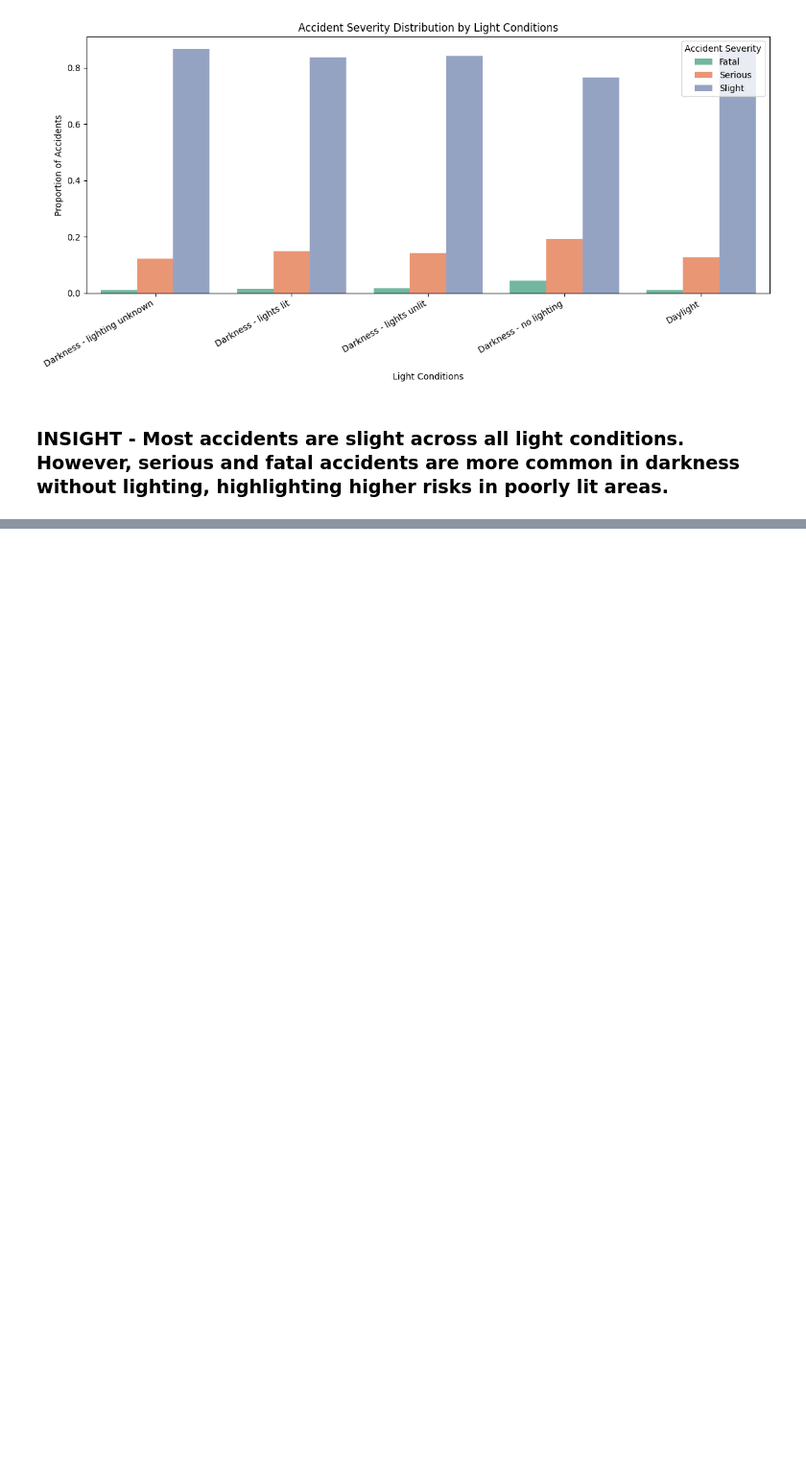
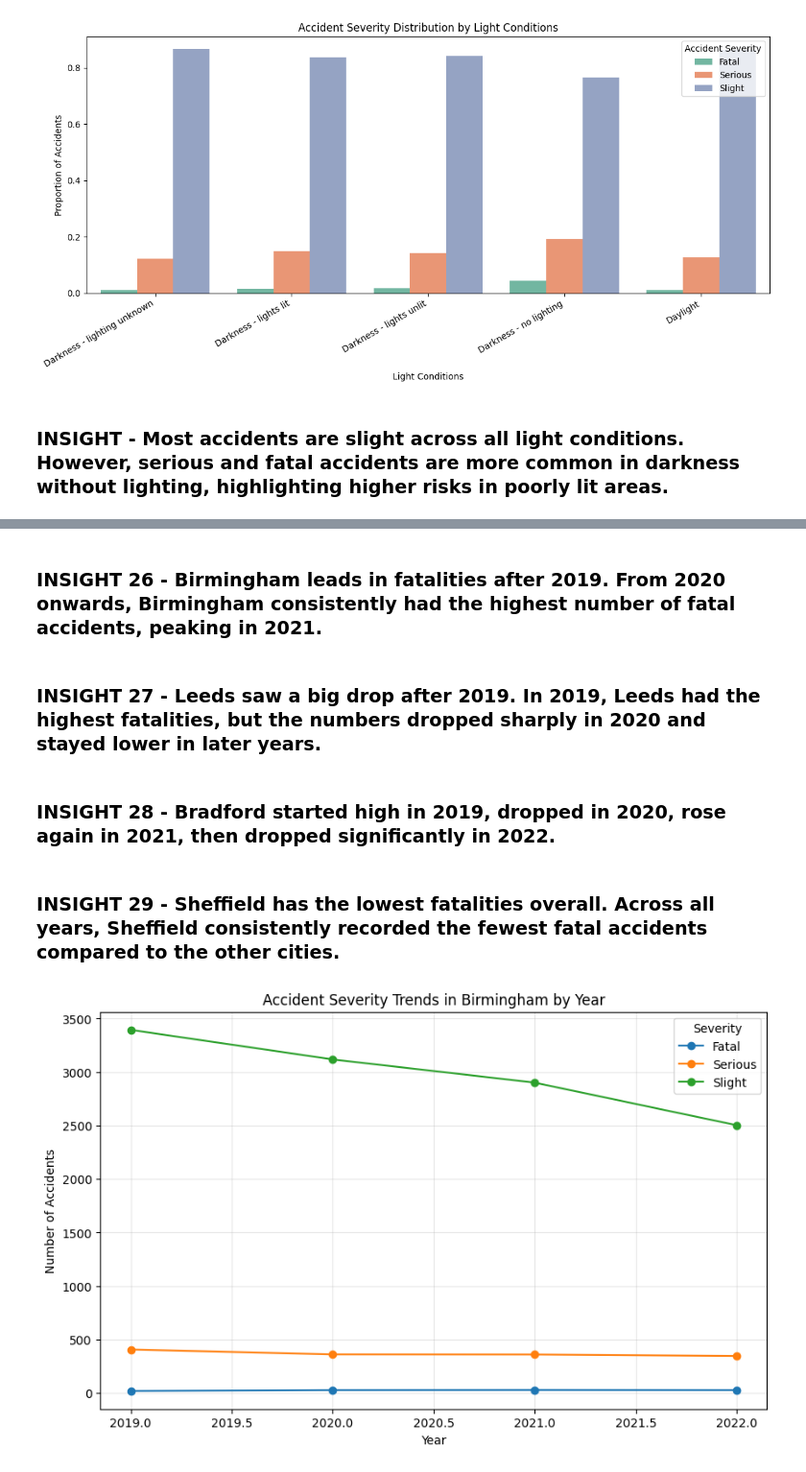
Before and after one commit to CheloMacatangay/ELEC03---Data-Analytics, a Jupyter notebook: Activity2/Activity2.ipynb, the cells around one changed output, grey strips where cells are left out. Shown at 96% size. Drawn from its saved outputs; the diff is of its cells as text; code cells hidden in the pictures; blank space fills up the shorter version.

```diff
--- a/Activity2/Activity2.ipynb
+++ b/Activity2/Activity2.ipynb
@@ -547,0 +564,24 @@ plt.show()
+# %% [markdown]
+<h3>INSIGHT 26 - Birmingham leads in fatalities after 2019. From 2020 onwards, Birmingham consistently had the highest number of fatal accidents, peaking in 2021.</h3>
+# %% [markdown]
+<h3>INSIGHT 27 - Leeds saw a big drop after 2019. In 2019, Leeds had the highest fatalities, but the numbers dropped sharply in 2020 and stayed lower in later years.</h3>
+# %% [markdown]
+<h3>INSIGHT 28 - Bradford started high in 2019, dropped in 2020, rose again in 2021, then dropped significantly in 2022.</h3>
+# %% [markdown]
+<h3> INSIGHT 29 - Sheffield has the lowest fatalities overall. Across all years, Sheffield consistently recorded the fewest fatal accidents compared to the other cities.</h3>
+# %%
+bham_df = accident [accident ['District Area'] == 'Birmingham']
+bham_sev = bham_df.groupby(['Year','Accident_Severity']).size().reset_index(name='Count')
+bham_pivot = bham_sev.pivot_table(index='Year', columns='Accident_Severity', values='Count', fill_value=0)
+
+
+# Line Chart
+bham_pivot.plot(marker='o', figsize=(10,6))
+plt.title("Accident Severity Trends in Birmingham by Year")
+plt.xlabel("Year")
+plt.ylabel("Number of Accidents")
+plt.legend(title="Severity")
+plt.grid(alpha=0.3)
+plt.show()
+# %% [output]
+[figure, added]
```
Also changed, not shown: parts of 3 cells of this notebook.
